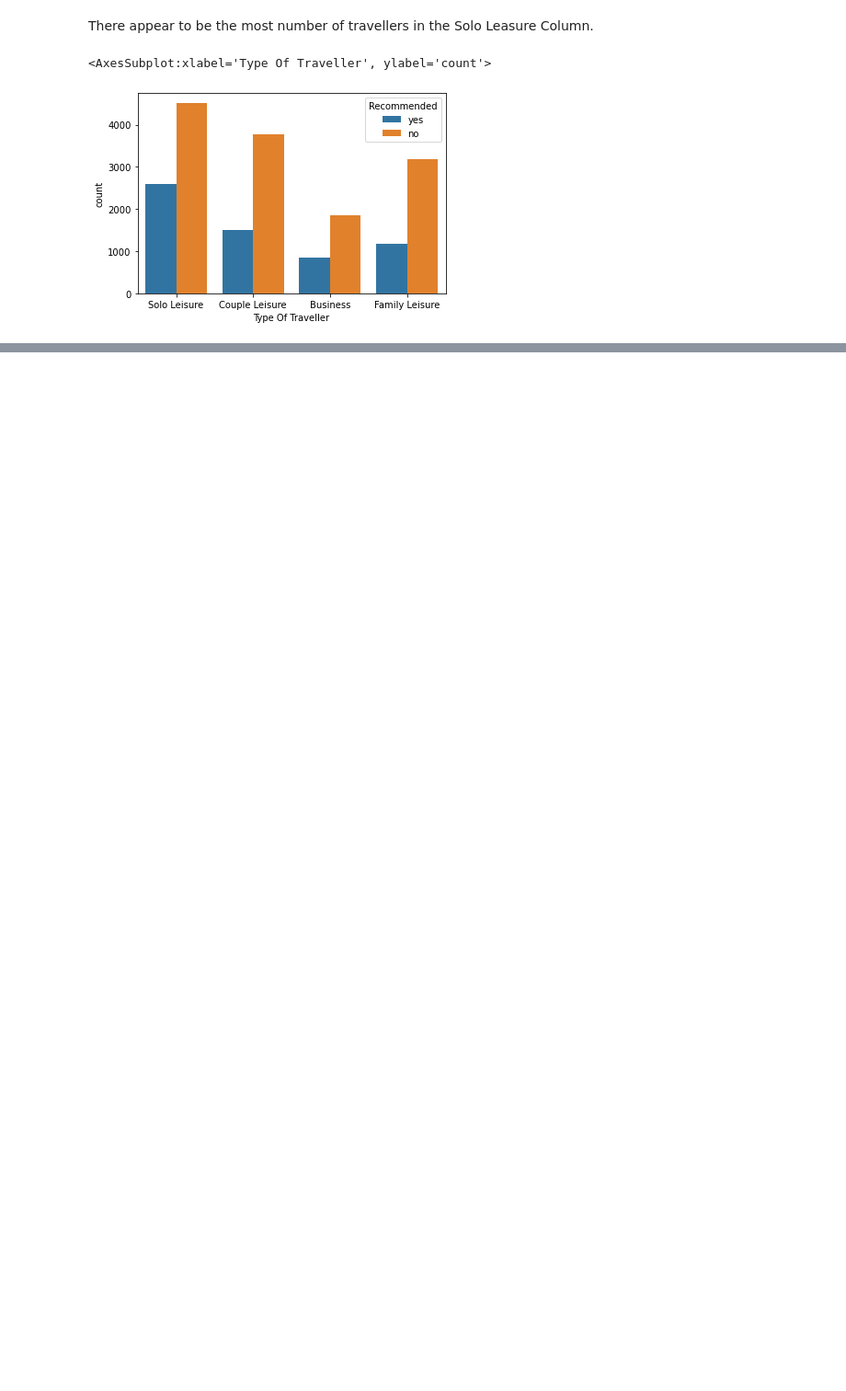
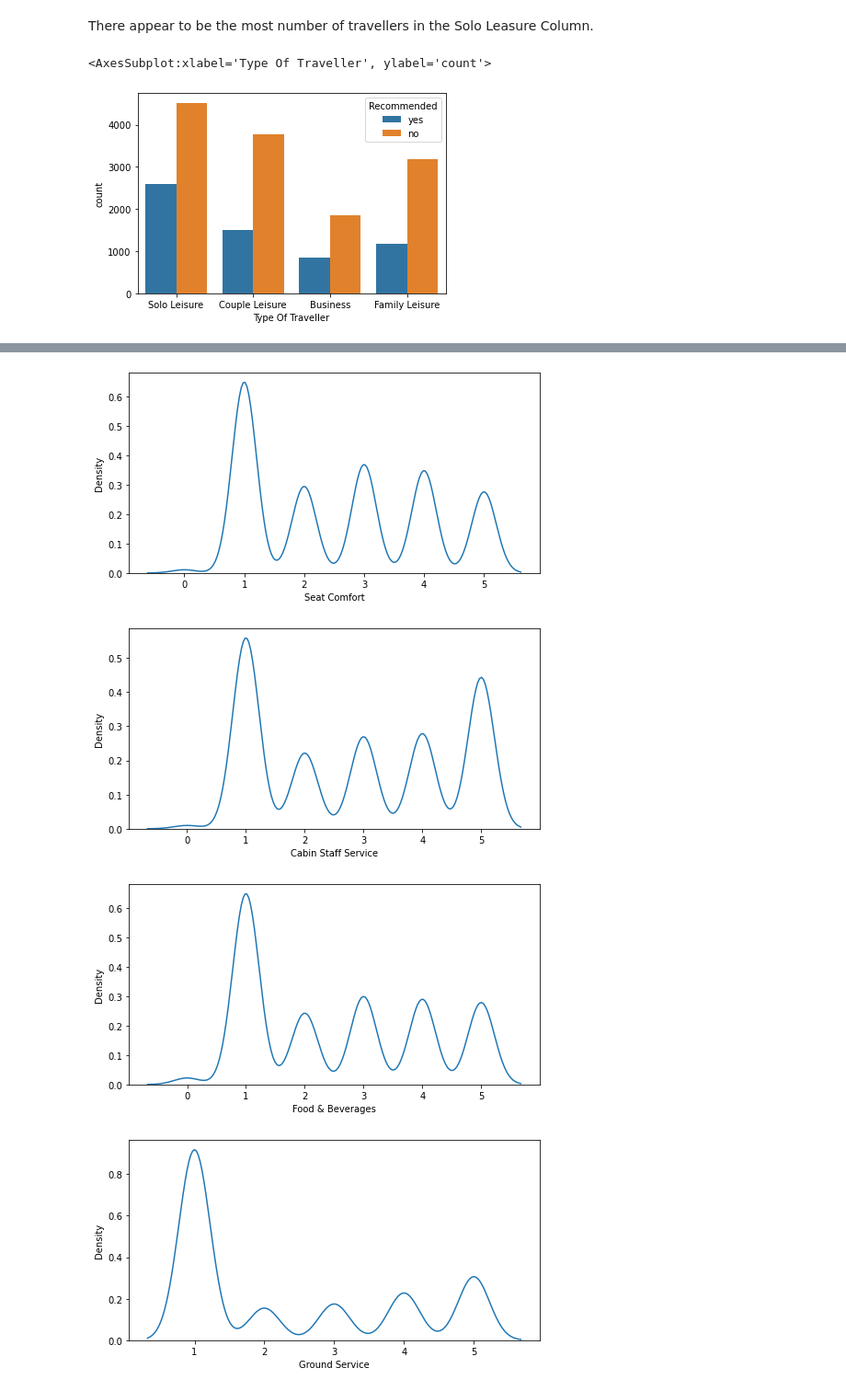
Before and after one commit to ManasRathi00/Airline-Review-Sentiment-Analysis---ML, a Jupyter notebook: Airline Review Sentiment Analysis - Classification Machine Learning Project.ipynb, the cells around one changed output, grey strips where cells are left out. Shown: that part at 92% size. Drawn from its saved outputs; the diff is of its cells as text; code cells hidden in the pictures; blank space fills up the shorter version.

```diff
--- a/Airline Review Sentiment Analysis - Classification Machine Learning Project.ipynb
+++ b/Airline Review Sentiment Analysis - Classification Machine Learning Project.ipynb
@@ -487,4 +481,0 @@ sns.countplot(airlines_data['Overall_Rating'],hue=airlines_data['Recommended'])
-# %%
-numerical_columns = airlines_data.select_dtypes(include='Number').columns
-for col in numerical_columns:
-    plt.figure(figsize = ())
@@ -490,0 +490,2 @@ for col in numerical_columns:
+# %%
+airlines_data.drop(columns='Route', inplace = True)
@@ -490,0 +513,8 @@ for col in numerical_columns:
+# %%
+def date_flown_converter(x):
+    try:
+        return datetime.datetime.strptime(x,'%B %Y')
+    except:
+        return np.nan
+# %%
+airlines_data['Date Flown'] = airlines_data['Date Flown'].apply(date_flown_converter)
@@ -490,0 +535,11 @@ for col in numerical_columns:
+# %%
+numerical_columns = airlines_data.select_dtypes(include='number').columns
+for col in numerical_columns:
+    plt.figure(figsize = (8,4))
+    sns.kdeplot(airlines_data[col])
+    plt.show()
+# %% [output]
+[figure, added]
+[figure, added]
+[figure, added]
+[figure, added]
```
Also changed, not shown: parts of 45 cells of this notebook, 1 other file.
